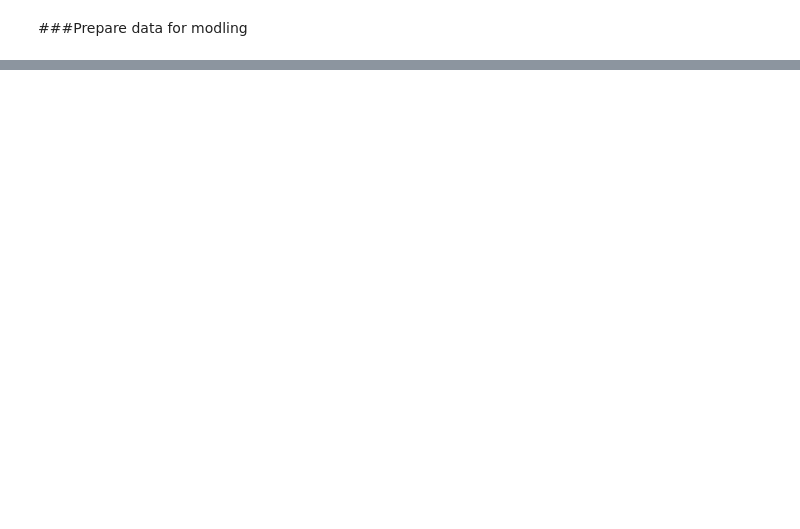
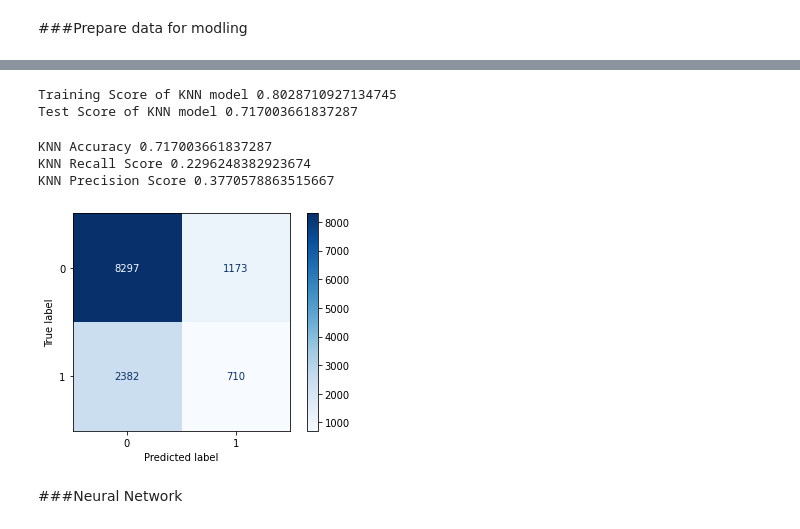
Before and after one commit to laffertybrian/W_William_Project_001, a Jupyter notebook: Genetic_Variant_Classification.ipynb, the cells around one changed output, grey strips where cells are left out. Cells and saved outputs as stored; diff of their text form; code cells hidden in the pictures; blank space fills up the shorter version.

```diff
--- a/Genetic_Variant_Classification.ipynb
+++ b/Genetic_Variant_Classification.ipynb
@@ -198,0 +290,33 @@ X_test_processed = preprocessor.transform(X_test)
+# %%
+# Instantiating the knn model
+knn = KNeighborsClassifier()
+# creating a pipe and adding a scaler
+knn_pipe = make_pipeline(preprocessor, knn)
+# fitting the pipeline on the training data
+knn_pipe.fit(X_train, y_train)
+# predictions with knn model
+knn_test_predictions = knn_pipe.predict(X_test)
+knn_train_predictions = knn_pipe.predict(X_train)
+# %%
+# reviewing the training and test score of the model (accuracy score)
+print('Training Score of KNN model', + knn_pipe.score(X_train, y_train))
+print('Test Score of KNN model', + knn_pipe.score(X_test, y_test))
+# %% [output]
+Training Score of KNN model 0.8028710927134745
+Test Score of KNN model 0.717003661837287
+# %%
+# reviewing the detailed metrics from the knn model on test data
+print(f'KNN Accuracy {accuracy_score(y_test, knn_test_predictions)}')
+print(f'KNN Recall Score {recall_score(y_test, knn_test_predictions)}')
+print(f'KNN Precision Score {precision_score(y_test, knn_test_predictions)}')
+# %% [output]
+KNN Accuracy 0.717003661837287
+KNN Recall Score 0.2296248382923674
+KNN Precision Score 0.3770578863515667
+# %%
+# reviewing the confusion matrix for the best KNN model on the test data
+ConfusionMatrixDisplay.from_predictions(y_test, knn_test_predictions, cmap='Blues');
+# %% [output]
+[figure, added]
+# %% [markdown]
+###Neural Network
```
Also changed, not shown: parts of 25 cells of this notebook.
